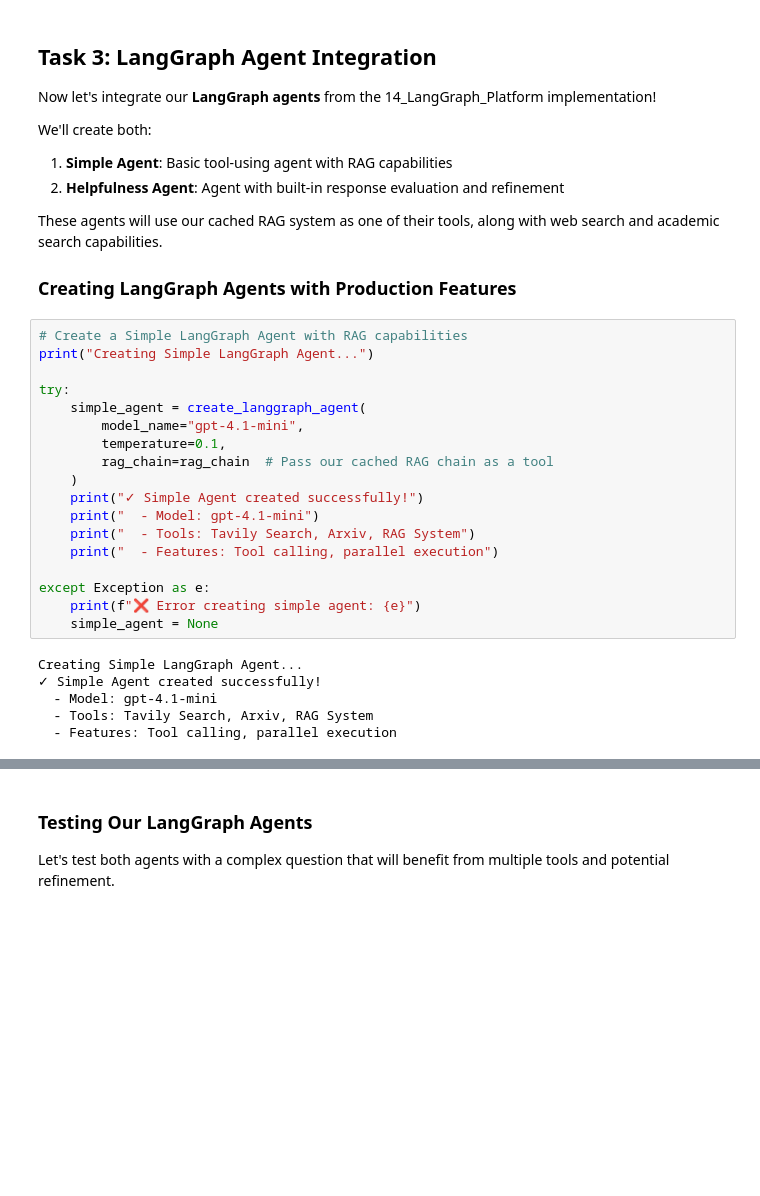
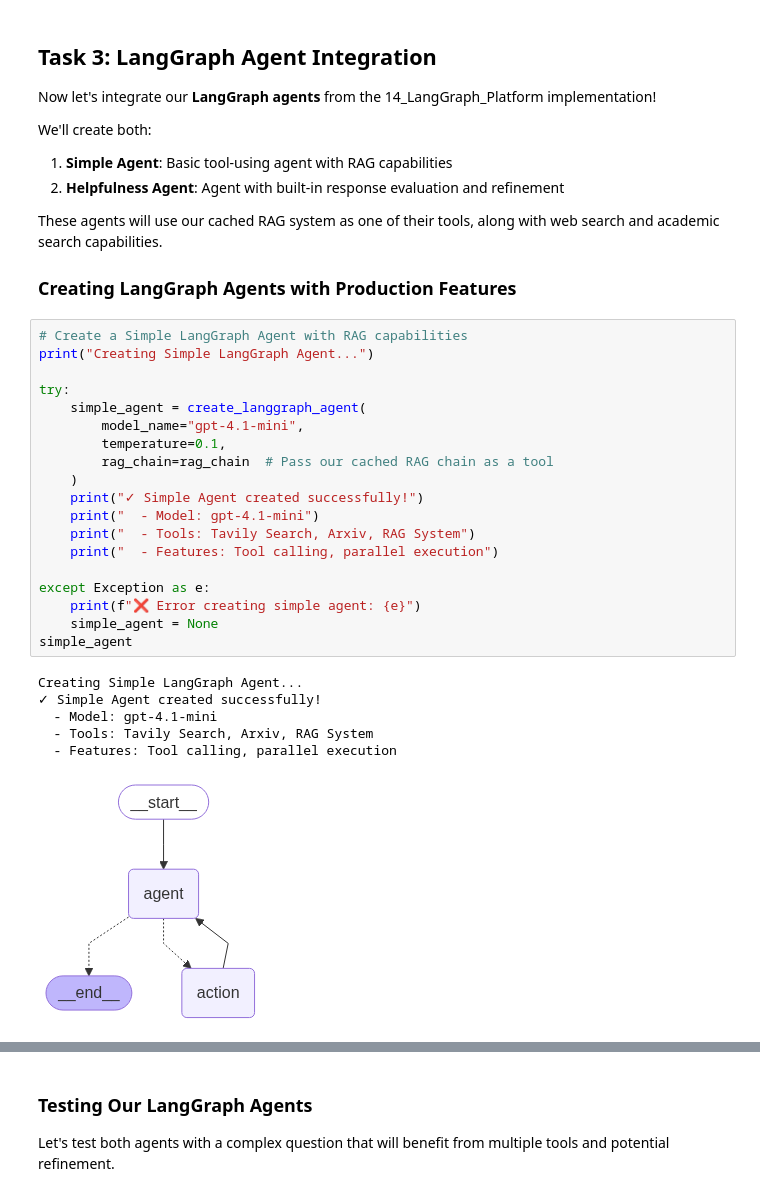
Before and after one commit to neomatrix369/AIE7, a Jupyter notebook: 16_Production_RAG_and_Guardrails/Prototyping_LangChain_Application_with_Production_Minded_Changes_Assignment.ipynb, the cells around one changed output, grey strips where cells are left out. Cells and saved outputs as stored; diff of their text form; blank space fills up the shorter version.

```diff
--- a/16_Production_RAG_and_Guardrails/Prototyping_LangChain_Application_with_Production_Minded_Changes_Assignment.ipynb
+++ b/16_Production_RAG_and_Guardrails/Prototyping_LangChain_Application_with_Production_Minded_Changes_Assignment.ipynb
@@ -422,24 +404,26 @@ These agents will use our cached RAG system as one of their tools, along with we
 # %%
 # Create a Simple LangGraph Agent with RAG capabilities
 print("Creating Simple LangGraph Agent...")
 
 try:
     simple_agent = create_langgraph_agent(
         model_name="gpt-4.1-mini",
         temperature=0.1,
         rag_chain=rag_chain  # Pass our cached RAG chain as a tool
     )
     print("✓ Simple Agent created successfully!")
     print("  - Model: gpt-4.1-mini")
     print("  - Tools: Tavily Search, Arxiv, RAG System")
     print("  - Features: Tool calling, parallel execution")
 
 except Exception as e:
     print(f"❌ Error creating simple agent: {e}")
     simple_agent = None
+simple_agent
 # %% [output]
 Creating Simple LangGraph Agent...
 ✓ Simple Agent created successfully!
   - Model: gpt-4.1-mini
   - Tools: Tavily Search, Arxiv, RAG System
   - Features: Tool calling, parallel execution
+[figure, added]
```
Also changed, not shown: parts of 12 cells of this notebook, 2 other files.
